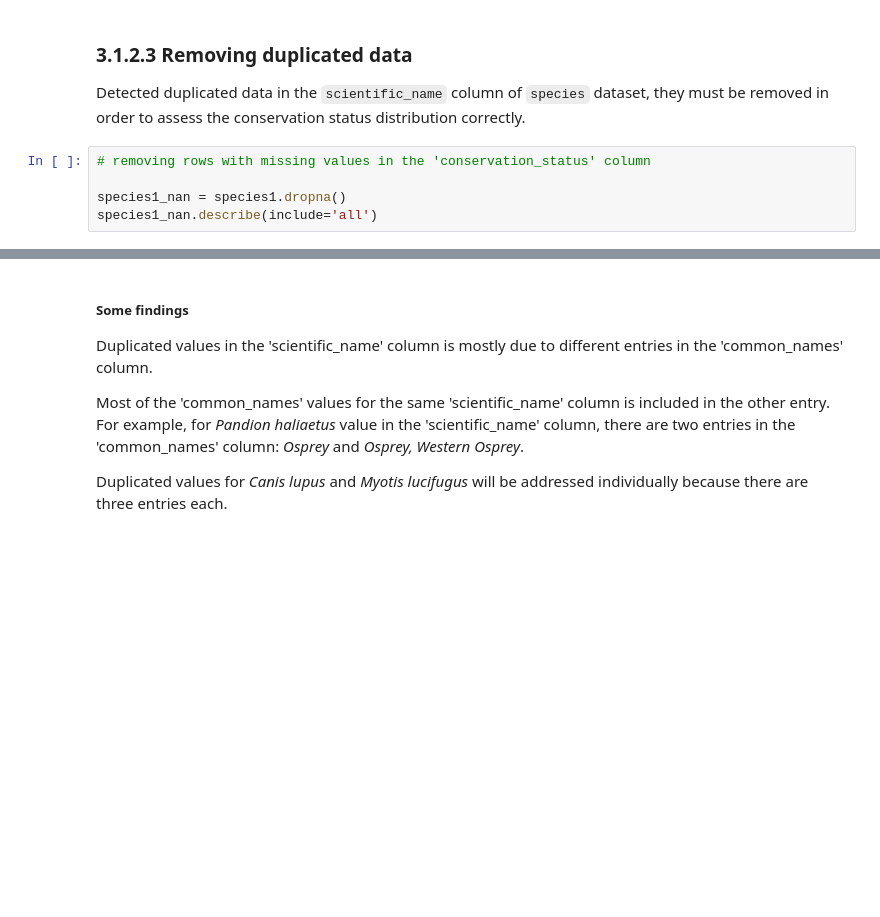
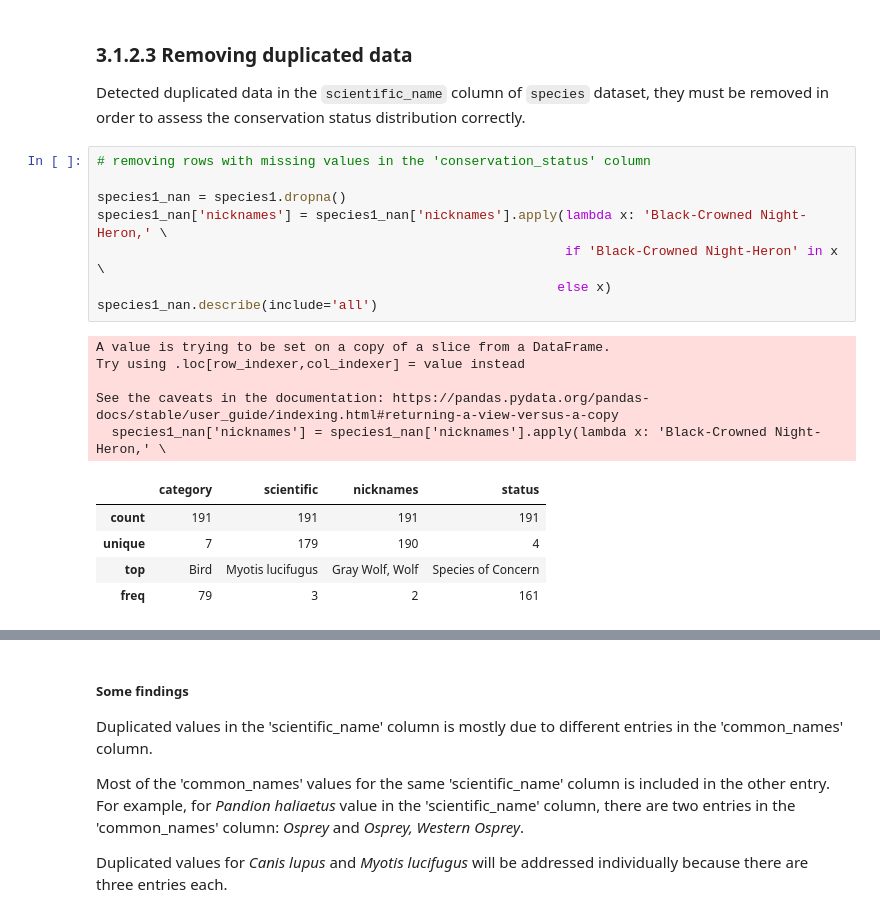
Before and after one commit to ElianeSato/biodiversity, a Jupyter notebook: biodiversity.ipynb, the cells around one changed output, grey strips where cells are left out. Drawn from its saved outputs; the diff is of its cells as text; blank space fills up the shorter version.

```diff
--- a/biodiversity.ipynb
+++ b/biodiversity.ipynb
@@ -185,5 +343,19 @@ Detected duplicated data in the `scientific_name` column of `species` dataset, t
 # %%
 # removing rows with missing values in the 'conservation_status' column
 
 species1_nan = species1.dropna()
+species1_nan['nicknames'] = species1_nan['nicknames'].apply(lambda x: 'Black-Crowned Night-Heron,' \
+                                                            if 'Black-Crowned Night-Heron' in x \
+                                                           else x)
 species1_nan.describe(include='all')
+# %% [output]
+A value is trying to be set on a copy of a slice from a DataFrame.
+Try using .loc[row_indexer,col_indexer] = value instead
+
+See the caveats in the documentation: https://pandas.pydata.org/pandas-docs/stable/user_guide/indexing.html#returning-a-view-versus-a-copy
+  species1_nan['nicknames'] = species1_nan['nicknames'].apply(lambda x: 'Black-Crowned Night-Heron,' \
+|  | category | scientific | nicknames | status |
+| count | 191 | 191 | 191 | 191 |
+| unique | 7 | 179 | 190 | 4 |
+| top | Bird | Myotis lucifugus | Gray Wolf, Wolf | Species of Concern |
+| freq | 79 | 3 | 2 | 161 |
```
Also changed, not shown: parts of 21 cells of this notebook.
